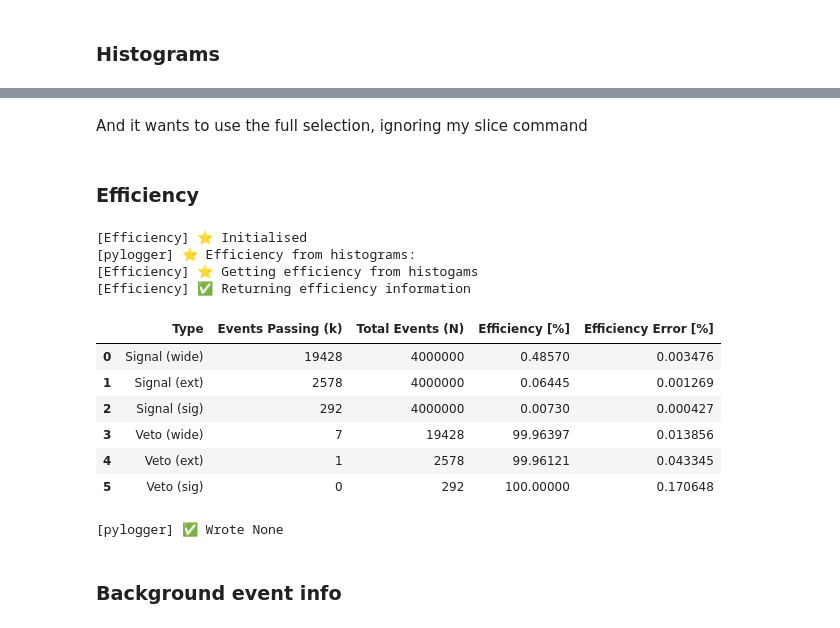
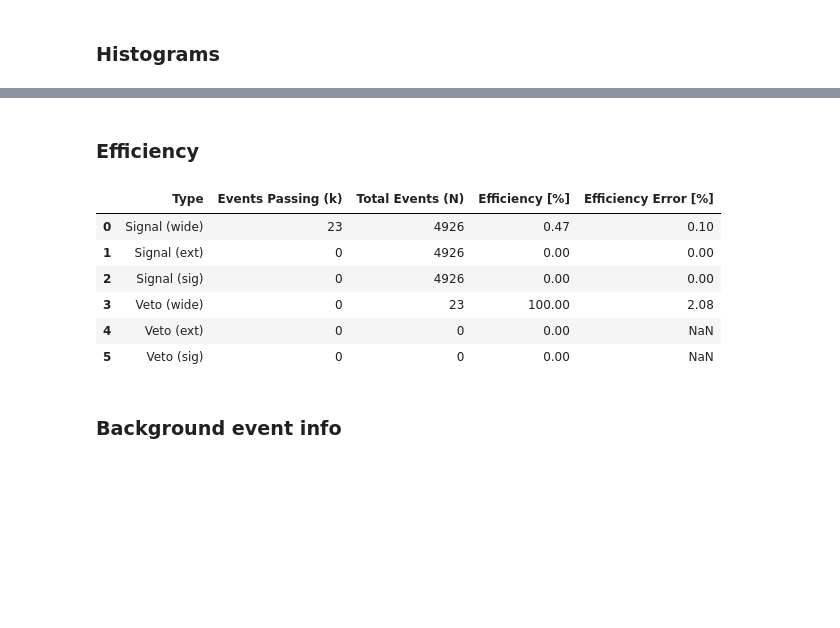
Before and after one commit to sam-grant/mu2e-cosmic, a Jupyter notebook: notebooks/ana/ana_test.ipynb, the cells around one changed output, grey strips where cells are left out. Saved outputs shown, nothing was run; the diff lists cells and outputs as text; code cells hidden in the pictures; blank space fills up the shorter version.

```diff
--- a/notebooks/ana/ana_test.ipynb
+++ b/notebooks/ana/ana_test.ipynb
@@ -3,7 +17,5 @@
 # %%
-sys.path.append("../common")
-from io_manager import Load
 loader = Load(
-    in_path = "../../results/ana_test"
+    in_path = f"../../output/results/{ana_name}"
 )
 # %% [output]
@@ -10,0 +23,2 @@ loader = Load(
+# %%
+results_from_persistent = loader.load_array_parquet()
@@ -11,4 +27,4 @@ loader = Load(
 # %%
-results_from_pickle = loader.load_all_pkl() # Useful backup
-results_from_persistent = loader.load_all() # Should also use ROOT files for events and histograms
+results = loader.load_pkl()
+results_from_persistent = loader.load_all() # Persistent backup
 # %% [output]
@@ -20,5 +37,3 @@ results_from_persistent = loader.load_all() # Should also use ROOT files for eve
-# %%
-results = results_from_persistent
 # %% [markdown]
 ## Analyse results
 # %% [markdown]
@@ -68,36 +79,12 @@ draw.plot_crv_z(results_from_pickle["hists"], out_path=None)
-# %% [markdown]
-And it wants to use the full selection, ignoring my slice command
 # %% [markdown]
 ### Efficiency
 # %%
-from efficiency import Efficiency
-from pyutils.pylogger import Logger
-
-logger = Logger()
-eff = Efficiency()
-
-# This should be in postprocessing right?
-# Is this not a crucial thing?
-# Should also use subprocess to get the number of generated events / dataset
-def get_eff_from_hists(hists, out_path=None):
-    logger.log(f"Efficiency from histograms:", "info")
-    df_eff = eff.get_eff_from_hists(hists, N_gen=4e6, veto=True, wilson=True)
-    df_eff.round(3).to_csv(out_path, index=False)
-    display(df_eff)
-    logger.log(f"Wrote {out_path}", "success")
-    return df_eff
-
-df_eff_from_hist = get_eff_from_hists(results["hists"])
+display(results["efficiency"])
 # %% [output]
-[Efficiency] ⭐️ Initialised
-[pylogger] ⭐️ Efficiency from histograms:
-[Efficiency] ⭐️ Getting efficiency from histogams
-[Efficiency] ✅ Returning efficiency information
 |  | Type | Events Passing (k) | Total Events (N) | Efficiency [%] | Efficiency Error [%] |
-| 0 | Signal (wide) | 19428 | 4000000 | 0.48570 | 0.003476 |
-| 1 | Signal (ext) | 2578 | 4000000 | 0.06445 | 0.001269 |
-| 2 | Signal (sig) | 292 | 4000000 | 0.00730 | 0.000427 |
-| 3 | Veto (wide) | 7 | 19428 | 99.96397 | 0.013856 |
-| 4 | Veto (ext) | 1 | 2578 | 99.96121 | 0.043345 |
-| 5 | Veto (sig) | 0 | 292 | 100.00000 | 0.170648 |
+| 0 | Signal (wide) | 23 | 4926 | 0.47 | 0.10 |
+| 1 | Signal (ext) | 0 | 4926 | 0.00 | 0.00 |
+| 2 | Signal (sig) | 0 | 4926 | 0.00 | 0.00 |
+| 3 | Veto (wide) | 0 | 23 | 100.00 | 2.08 |
+| 4 | Veto (ext) | 0 | 0 | 0.00 | NaN |
+| 5 | Veto (sig) | 0 | 0 | 0.00 | NaN |
-[pylogger] ✅ Wrote None
```
Also changed, not shown: parts of 19 cells of this notebook, 23 other files.
